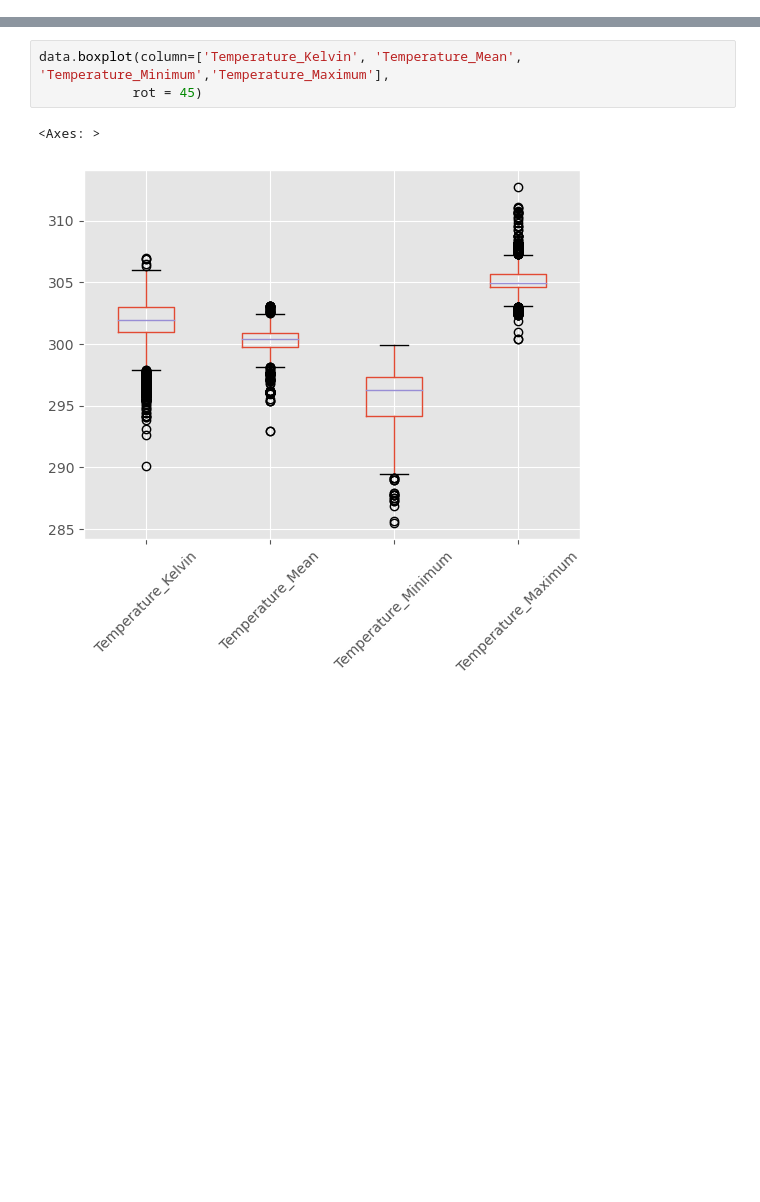
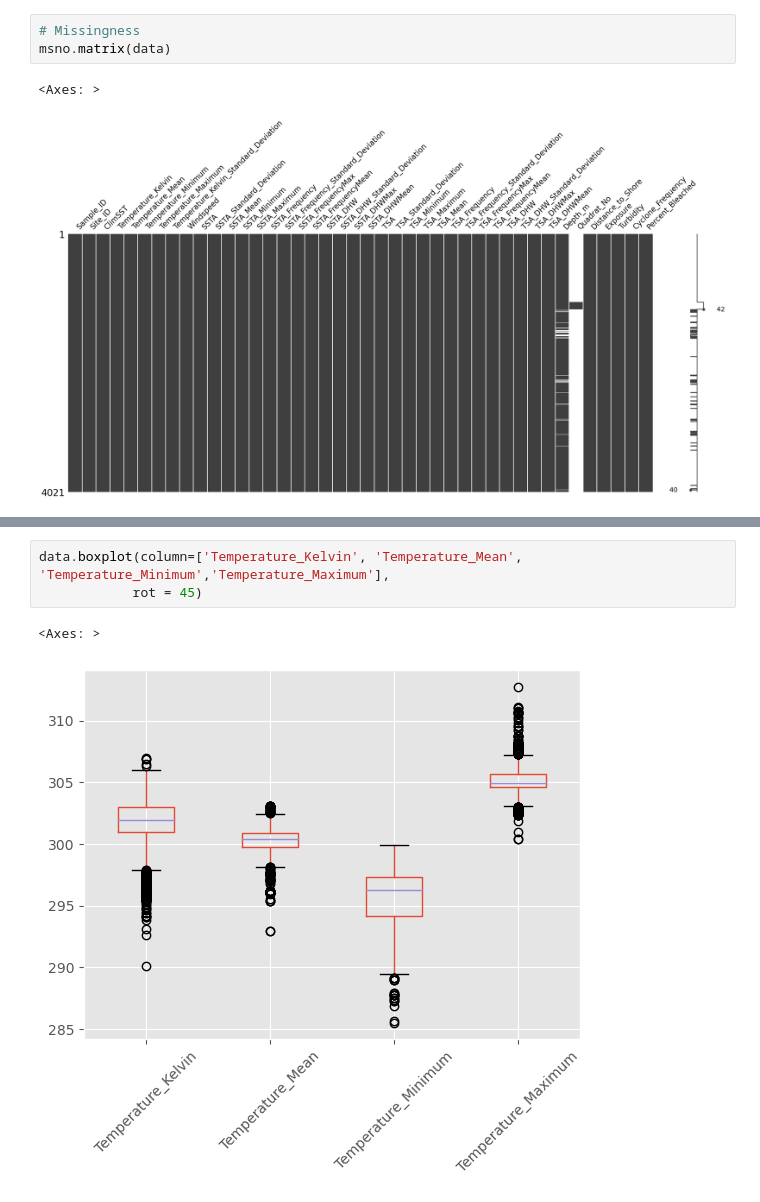
Before and after one commit to AlexisMichalowski/DC_Coral, a Jupyter notebook: dataVisualisation.ipynb, the cells around one changed output, grey strips where cells are left out. Saved outputs shown, nothing was run; the diff lists cells and outputs as text; blank space fills up the shorter version.

```diff
--- a/dataVisualisation.ipynb
+++ b/dataVisualisation.ipynb
@@ -50,3 +52,9 @@ Number of samples : 8973
 Number of attributes : 42
+# %%
+# Missingness
+msno.matrix(data)
+# %% [output]
+<Axes: >
+[figure, added]
 # %%
 plt.style.use('ggplot')
```
Also changed, not shown: parts of 11 cells of this notebook.
